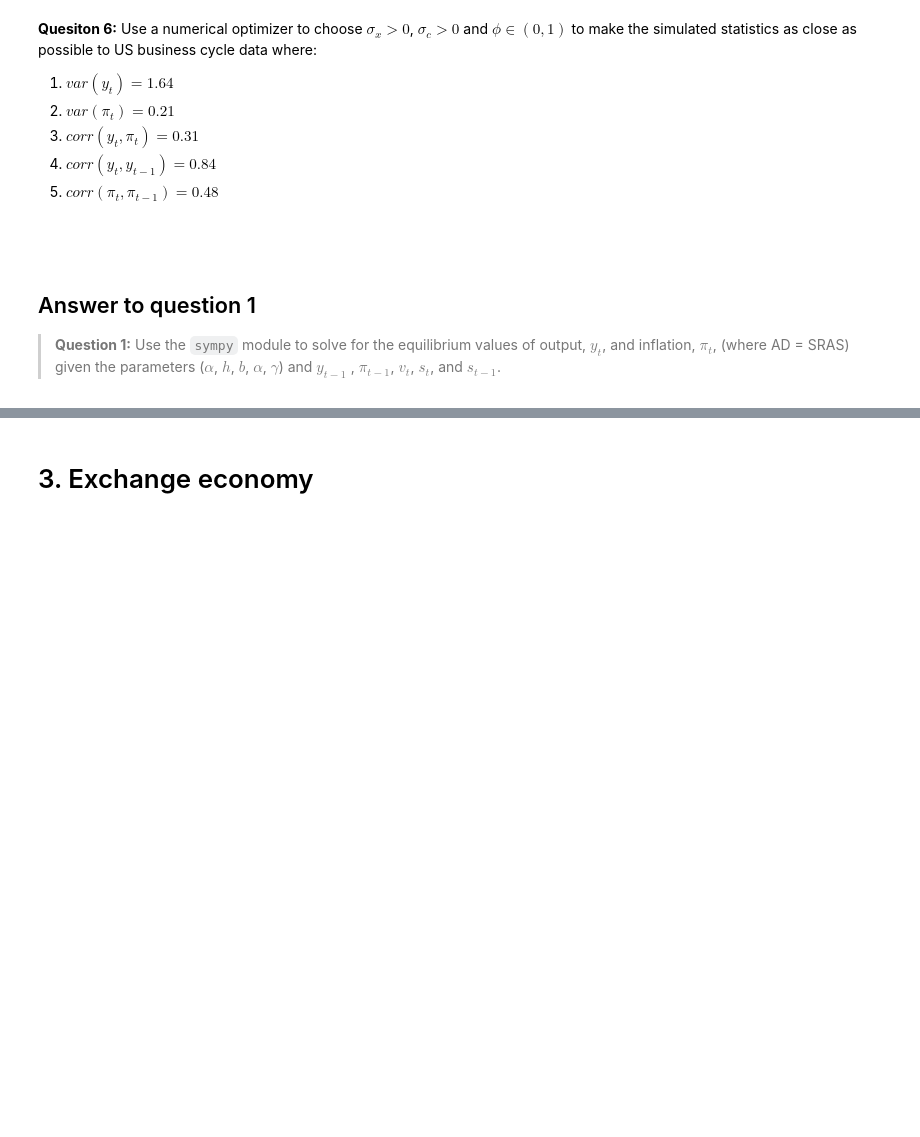
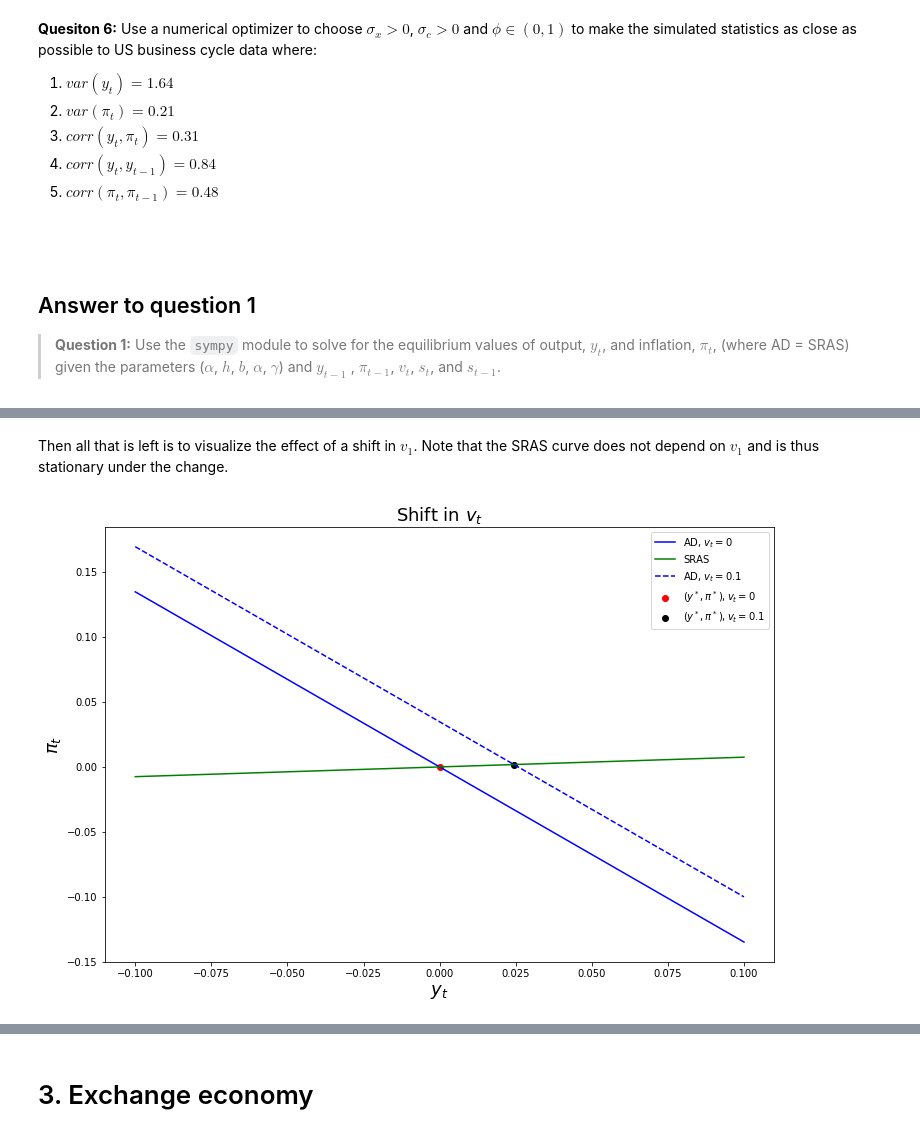
Before and after one commit to NumEconCopenhagen/projects-2019-remove-argv-0, a Jupyter notebook: examproject/exam_2019_kristian.ipynb, the cells around one changed output, grey strips where cells are left out. Saved outputs shown, nothing was run; the diff lists cells and outputs as text; code cells hidden in the pictures; blank space fills up the shorter version.

```diff
--- a/examproject/exam_2019_kristian.ipynb
+++ b/examproject/exam_2019_kristian.ipynb
@@ -391,0 +500,29 @@ par['sigma_c'] = 0.2
+# %% [markdown]
+Then all that is left is to visualize the effect of a shift in $v_1$. Note that the SRAS curve does not depend on $v_1$ and is thus stationary under the change.
+# %%
+def ShiftInV1(v_1):
+    yspace = np.linspace(-0.1,0.1)
+
+    x0, y0 = ASAD_solution(0,0,0,0,0)
+    x1, y1 = ASAD_solution(v_1,0,0,0,0)
+
+    fig, ax = plt.subplots(figsize = (12,8))
+
+    ax.plot(yspace, [AD_curve(y, 0) for y in yspace], color = 'blue', label = 'AD, $v_t=0$')
+    ax.plot(yspace, [SRAS_curve(y, 0, 0, 0, 0) for y in yspace], color = 'green', label = 'SRAS')
+    ax.scatter([x0], [y0], color = 'red', label = '$(y^*, \pi^*), v_t = 0$')
+
+    ax.plot(yspace, [AD_curve(y, v_1) for y in yspace], color = 'blue', linestyle = '--', label = 'AD, $v_t=0.1$')
+    ax.scatter([x1], [y1], color = 'black', label = '$(y^*, \pi^*), v_t = 0.1$')
+
+    ax.set_xlabel('$y_t$', fontsize = 18)
+    ax.set_ylabel('$\pi_t$', fontsize = 18)
+    ax.set_title("Shift in $v_t$", fontsize = 18)
+    ax.legend()
+
+    return fig
+
+ShiftInV1(0.1)
+plt.show()
+# %% [output]
+[figure, added]
```
Also changed, not shown: parts of 11 cells of this notebook.
